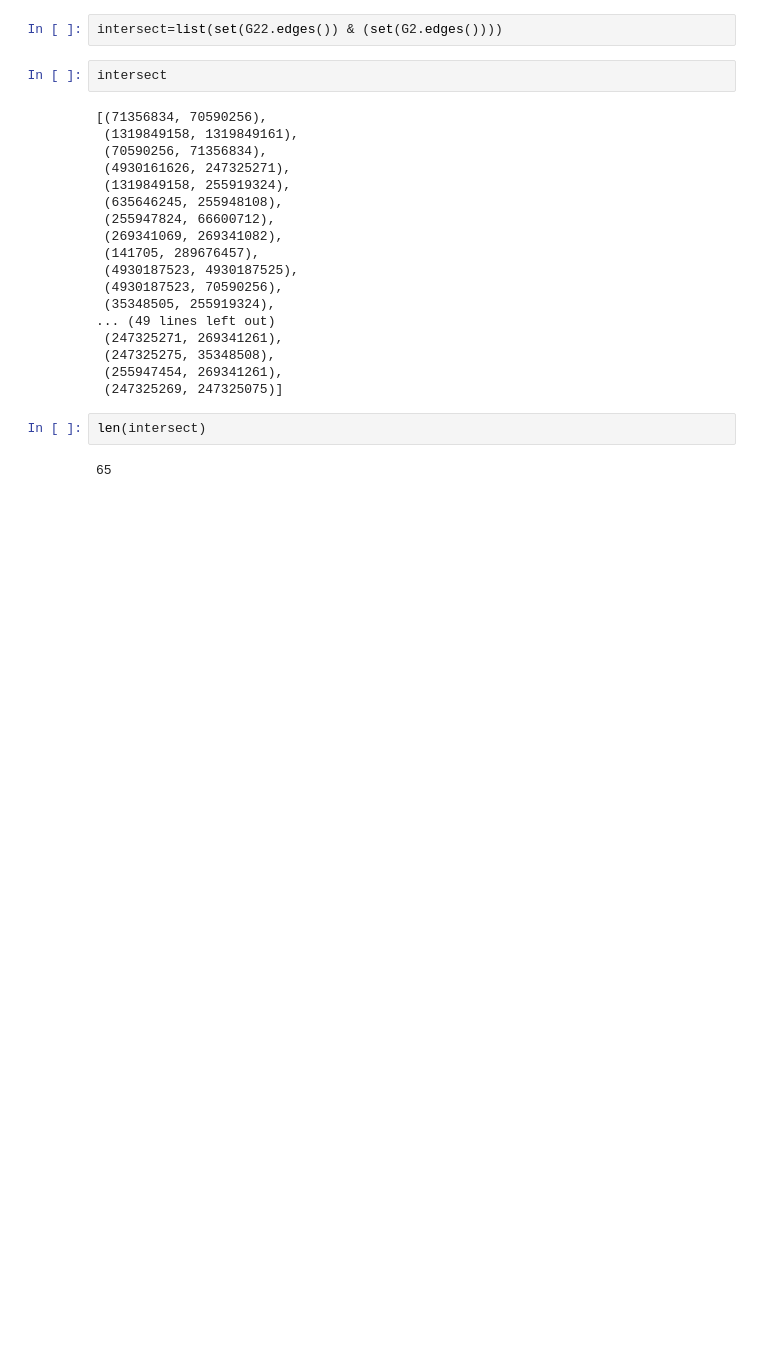
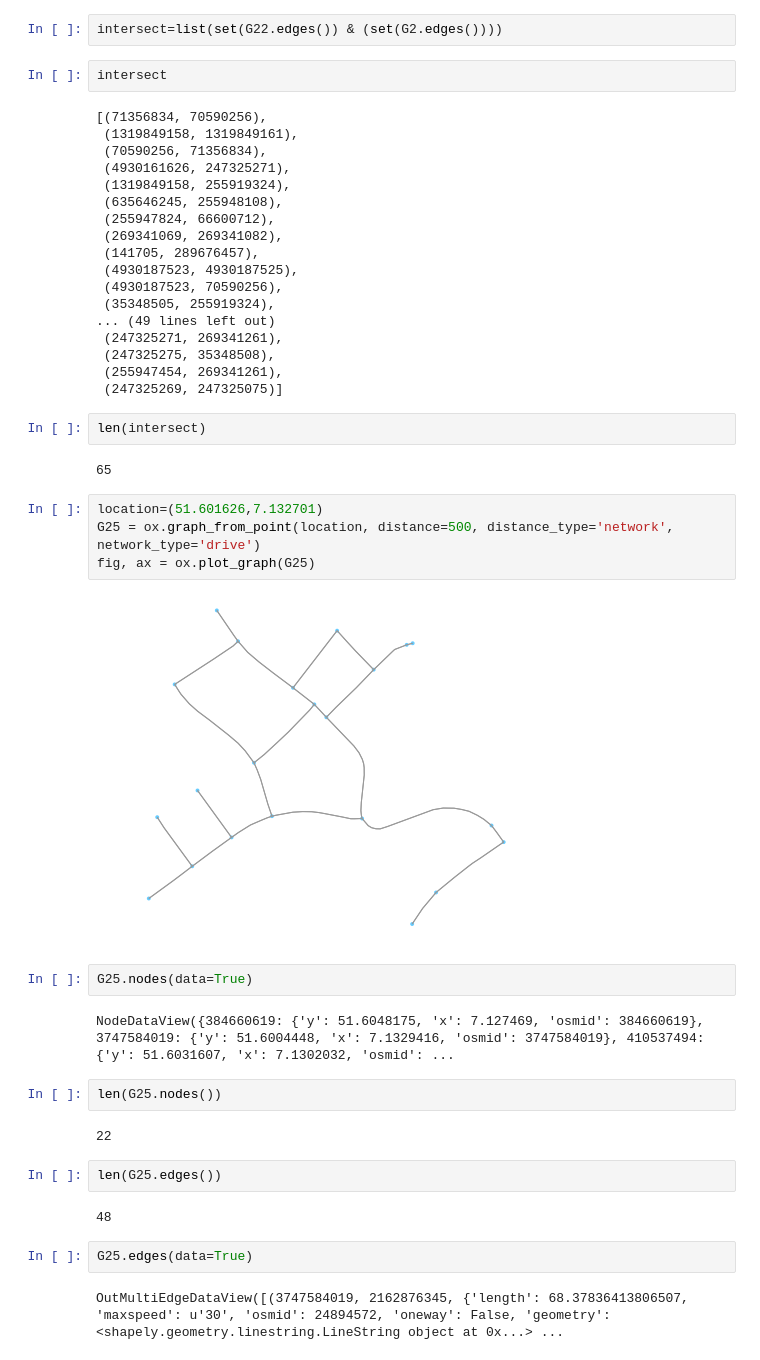
Before and after one commit to anuj-dimri25/Random-Delay-and-Indirections, a Jupyter notebook: road_points.ipynb, the cells around one changed output. Saved outputs shown, nothing was run; the diff lists cells and outputs as text; blank space fills up the shorter version.

Commit message:
new points and edges

```diff
--- a/road_points.ipynb
+++ b/road_points.ipynb
@@ -146,3 +146,25 @@ intersect
 len(intersect)
 # %% [output]
 65
+# %%
+location=(51.601626,7.132701)
+G25 = ox.graph_from_point(location, distance=500, distance_type='network', network_type='drive')
+fig, ax = ox.plot_graph(G25)
+# %% [output]
+[figure, added]
+# %%
+G25.nodes(data=True)
+# %% [output]
+NodeDataView({384660619: {'y': 51.6048175, 'x': 7.127469, 'osmid': 384660619}, 3747584019: {'y': 51.6004448, 'x': 7.1329416, 'osmid': 3747584019}, 410537494: {'y': 51.6031607, 'x': 7.1302032, 'osmid': ...
+# %%
+len(G25.nodes())
+# %% [output]
+22
+# %%
+len(G25.edges())
+# %% [output]
+48
+# %%
+G25.edges(data=True)
+# %% [output]
+OutMultiEdgeDataView([(3747584019, 2162876345, {'length': 68.37836413806507, 'maxspeed': u'30', 'osmid': 24894572, 'oneway': False, 'geometry': <shapely.geometry.linestring.LineString object at 0x...> ...
```
